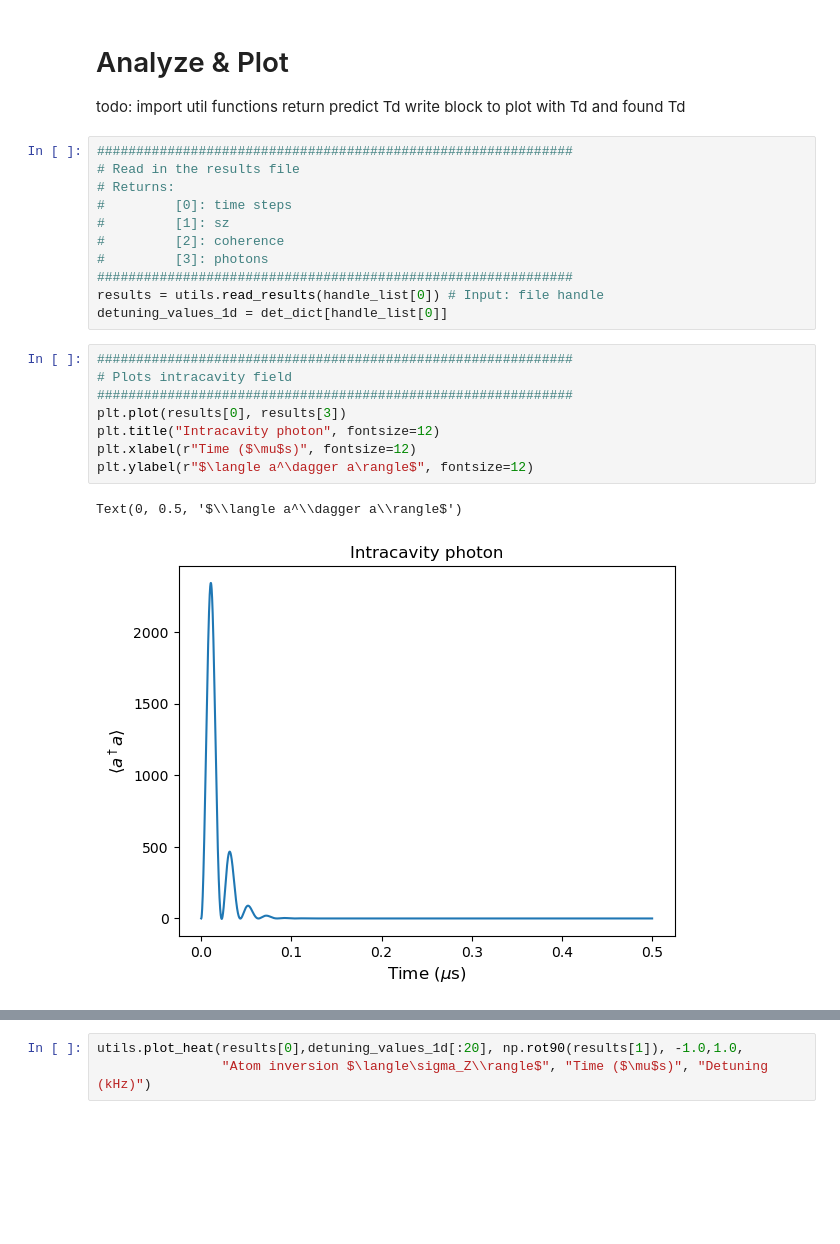
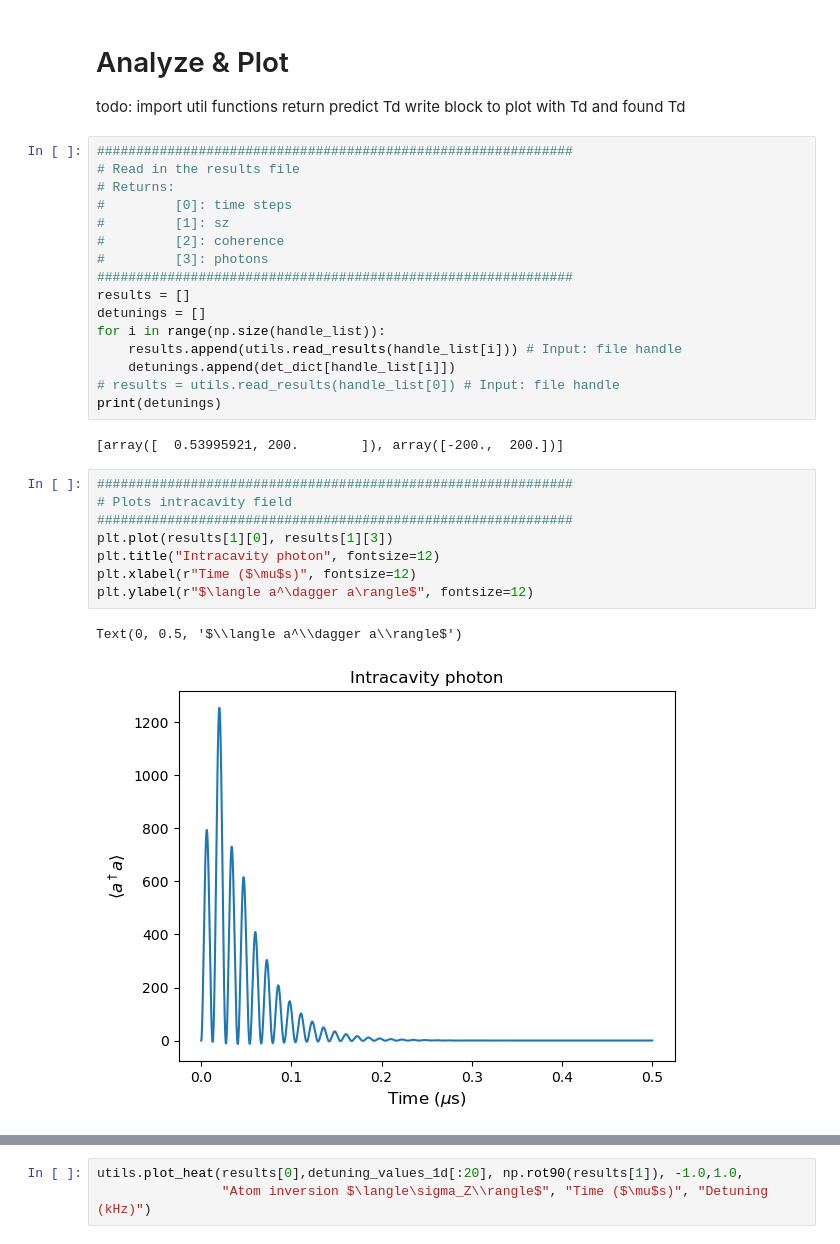
Before and after one commit to VodkaSin/Cuda_C_spin_sync, a Jupyter notebook: CUDA_code/cuda_run.ipynb, the cells around one changed output, grey strips where cells are left out. Saved outputs shown, nothing was run; the diff lists cells and outputs as text; blank space fills up the shorter version.

```diff
--- a/CUDA_code/cuda_run.ipynb
+++ b/CUDA_code/cuda_run.ipynb
@@ -127,16 +144,23 @@ write block to plot with Td and found Td
 #         [2]: coherence
 #         [3]: photons
 #############################################################
-results = utils.read_results(handle_list[0]) # Input: file handle
-detuning_values_1d = det_dict[handle_list[0]]
+results = []
+detunings = []
+for i in range(np.size(handle_list)):
+    results.append(utils.read_results(handle_list[i])) # Input: file handle
+    detunings.append(det_dict[handle_list[i]])
+# results = utils.read_results(handle_list[0]) # Input: file handle
+print(detunings)
+# %% [output]
+[array([  0.53995921, 200.        ]), array([-200.,  200.])]
 # %%
 #############################################################
 # Plots intracavity field
 #############################################################
-plt.plot(results[0], results[3])
+plt.plot(results[1][0], results[1][3])
 plt.title("Intracavity photon", fontsize=12)
 plt.xlabel(r"Time ($\mu$s)", fontsize=12)
 plt.ylabel(r"$\langle a^\dagger a\rangle$", fontsize=12)
 # %% [output]
 Text(0, 0.5, '$\\langle a^\\dagger a\\rangle$')
-[figure, old version]
+[figure, new version]
```
Also changed, not shown: parts of 3 cells of this notebook, 1 other file.
